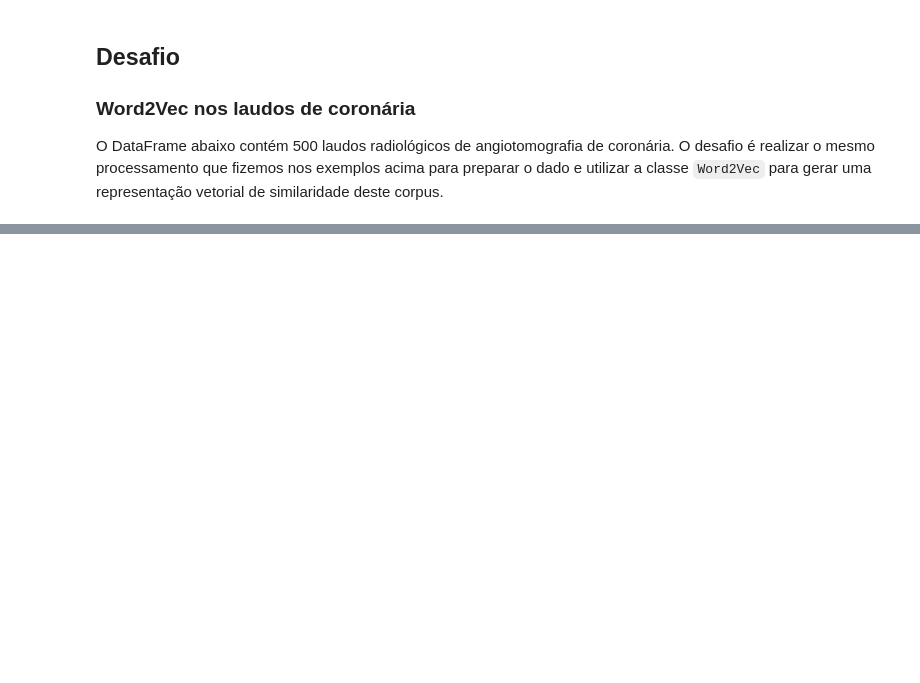
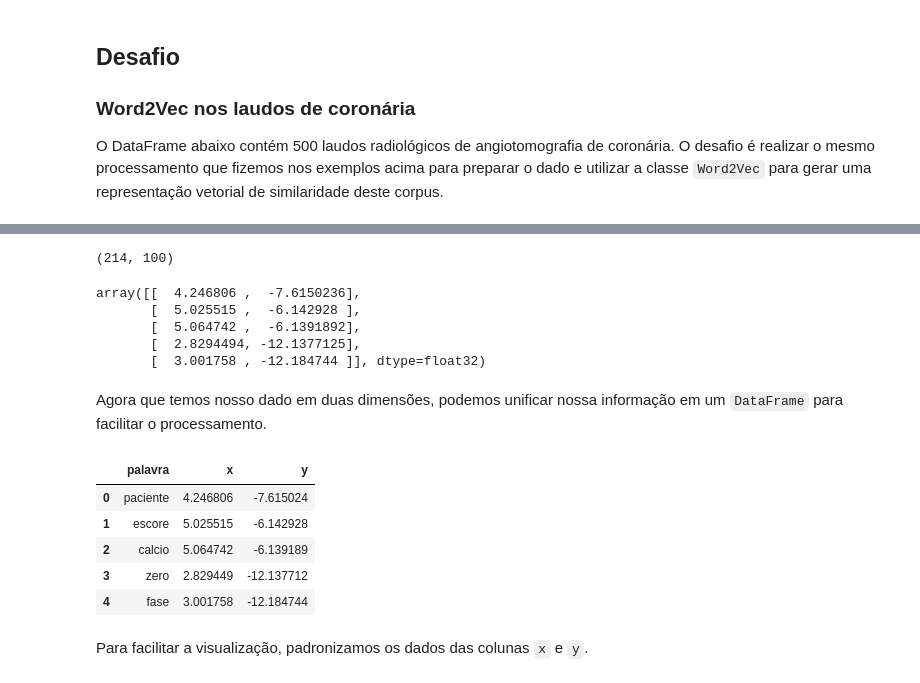
Before and after one commit to pgiaeinstein/nlp, a Jupyter notebook: Atividade1.ipynb, the cells around one changed output, grey strips where cells are left out. Saved outputs shown, nothing was run; the diff lists cells and outputs as text; code cells hidden in the pictures; blank space fills up the shorter version.

```diff
--- a/Atividade1.ipynb
+++ b/Atividade1.ipynb
@@ -285,0 +596,2 @@ df_coronaria.loc[0, ['texto']].values
+# %%
+w2v.train(lista_textos, total_examples=len(w2v.wv.vocab), epochs=15)
@@ -285,0 +613,2 @@ df_coronaria.loc[0, ['texto']].values
+# %%
+tsne = TSNE(n_components=2, random_state=0)
@@ -285,0 +633,4 @@ df_coronaria.loc[0, ['texto']].values
+# %%
+word_vectors_matriz.shape
+# %% [output]
+(214, 100)
@@ -285,0 +639,24 @@ df_coronaria.loc[0, ['texto']].values
+# %%
+x_y_vetores[:5]
+# %% [output]
+array([[  4.246806 ,  -7.6150236],
+       [  5.025515 ,  -6.142928 ],
+       [  5.064742 ,  -6.1391892],
+       [  2.8294494, -12.1377125],
+       [  3.001758 , -12.184744 ]], dtype=float32)
+# %% [markdown]
+Agora que temos nosso dado em duas dimensões, podemos unificar nossa informação em um `DataFrame` para facilitar o processamento.
+# %%
+w2v_df = pd.DataFrame(x_y_vetores, columns = ['x', 'y'])
+w2v_df['palavra'] = w2v.wv.vocab
+w2v_df = w2v_df[['palavra', 'x', 'y']]
+w2v_df.head()
+# %% [output]
+|  | palavra | x | y |
+| 0 | paciente | 4.246806 | -7.615024 |
+| 1 | escore | 5.025515 | -6.142928 |
+| 2 | calcio | 5.064742 | -6.139189 |
+| 3 | zero | 2.829449 | -12.137712 |
+| 4 | fase | 3.001758 | -12.184744 |
+# %% [markdown]
+Para facilitar a visualização, padronizamos os dados das colunas `x` e `y`.
```
Also changed, not shown: parts of 50 cells of this notebook, 3 other files.
